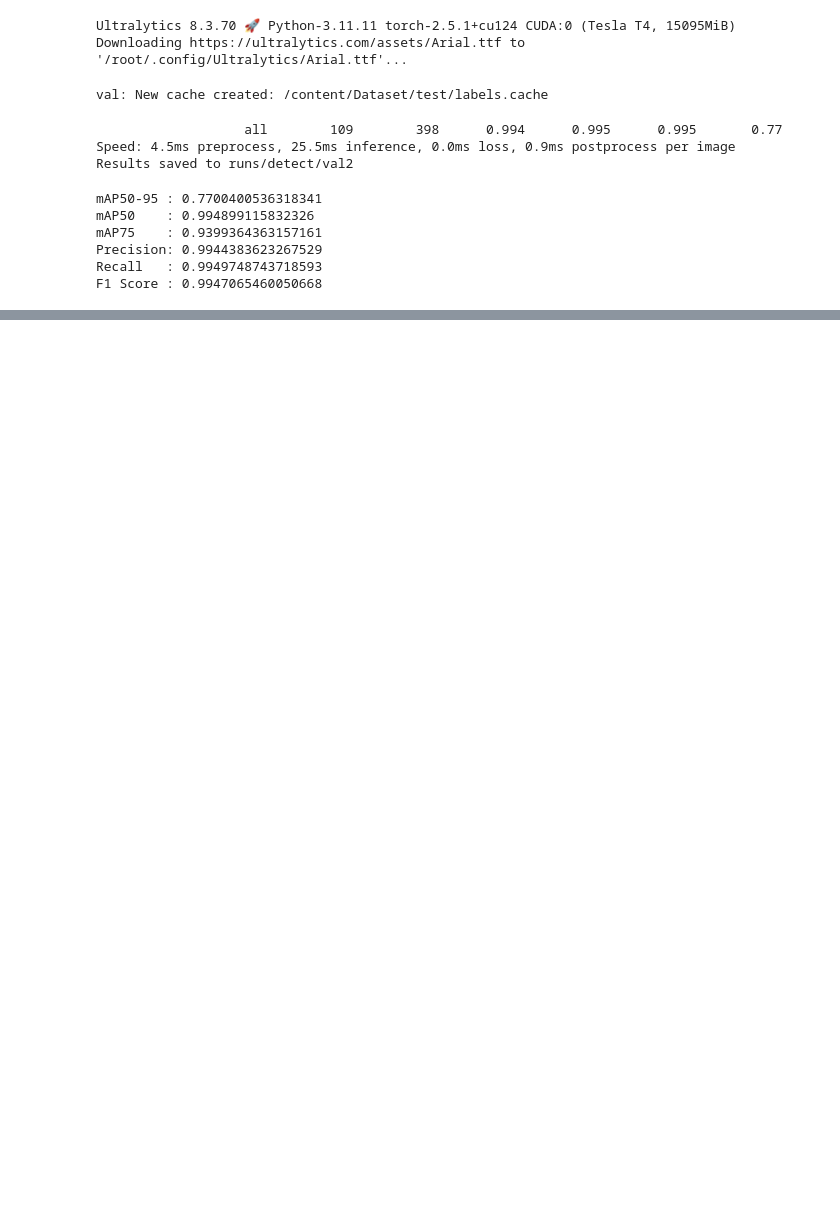
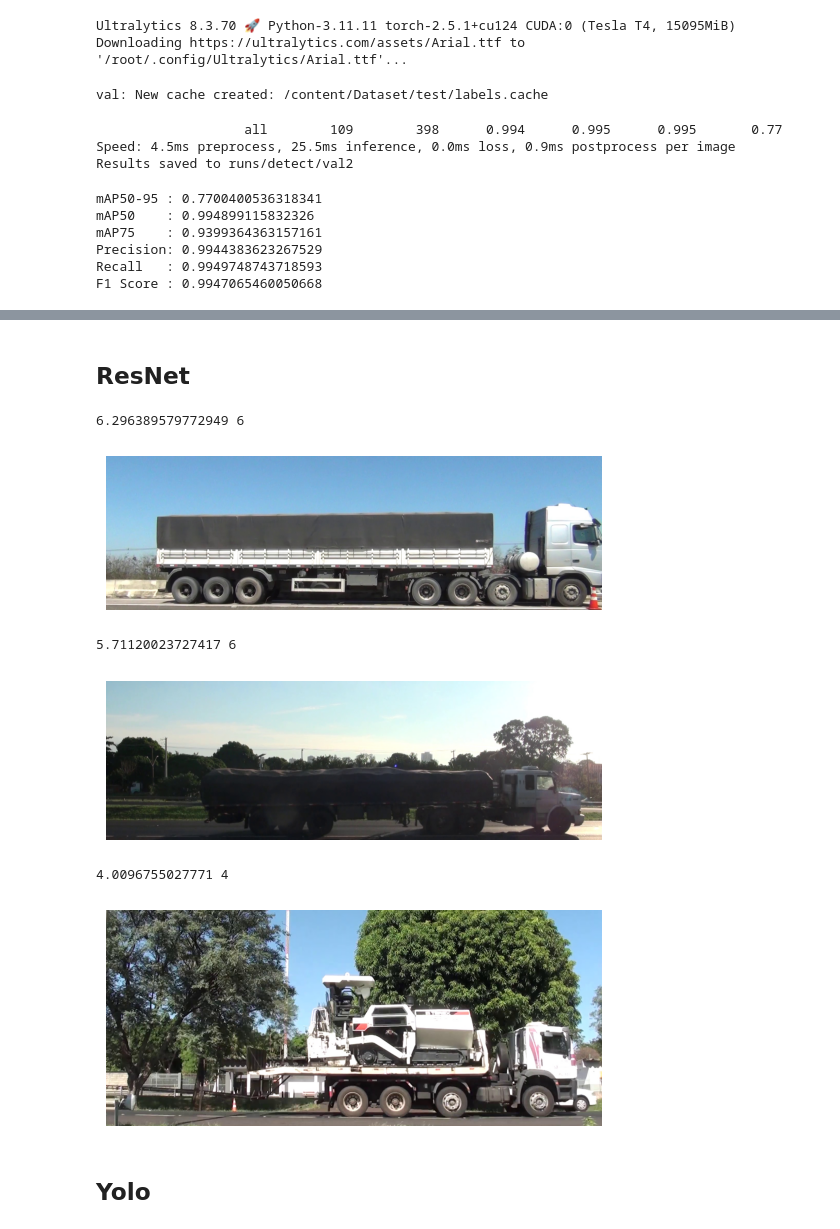
Before and after one commit to matheusprv/truck-axle-detection, a Jupyter notebook: Results/evaluate_models.ipynb, the cells around one changed output, grey strips where cells are left out. Saved outputs shown, nothing was run; the diff lists cells and outputs as text; code cells hidden in the pictures; blank space fills up the shorter version.

```diff
--- a/Results/evaluate_models.ipynb
+++ b/Results/evaluate_models.ipynb
@@ -129,7 +144,7 @@ Accuracy: 0.926605504587156
 class ResNet(nn.Module):
     def __init__(self):
         super(ResNet, self).__init__()
-        self.model = models.resnet50(weights=(models.ResNet50_Weights.IMAGENET1K_V1))
+        self.model = models.resnet152(weights=(models.ResNet152_Weights.IMAGENET1K_V1))
 
         self.model.fc = nn.Sequential(
             nn.Linear(2048, 512),
@@ -148,7 +163,8 @@ class ResNet(nn.Module):
 
 resnet = ResNet()
 resnet = resnet.to(device)
-resnet.load_state_dict(torch.load("resnet50.pth"))
+resnet.eval()
+resnet.load_state_dict(torch.load("resnet.pth"))
 # %% [output]
 <All keys matched successfully>
 # %%
@@ -216,0 +266,13 @@ F1 Score : 0.9947065460050668
+# %% [markdown]
+## ResNet
+# %%
+make_list_of_predictions(resnet)
+# %% [output]
+6.296389579772949 6
+[figure, added]
+5.71120023727417 6
+[figure, added]
+4.0096755027771 4
+[figure, added]
+# %% [markdown]
+## Yolo
```
Also changed, not shown: parts of 16 cells of this notebook, 2 other files.
